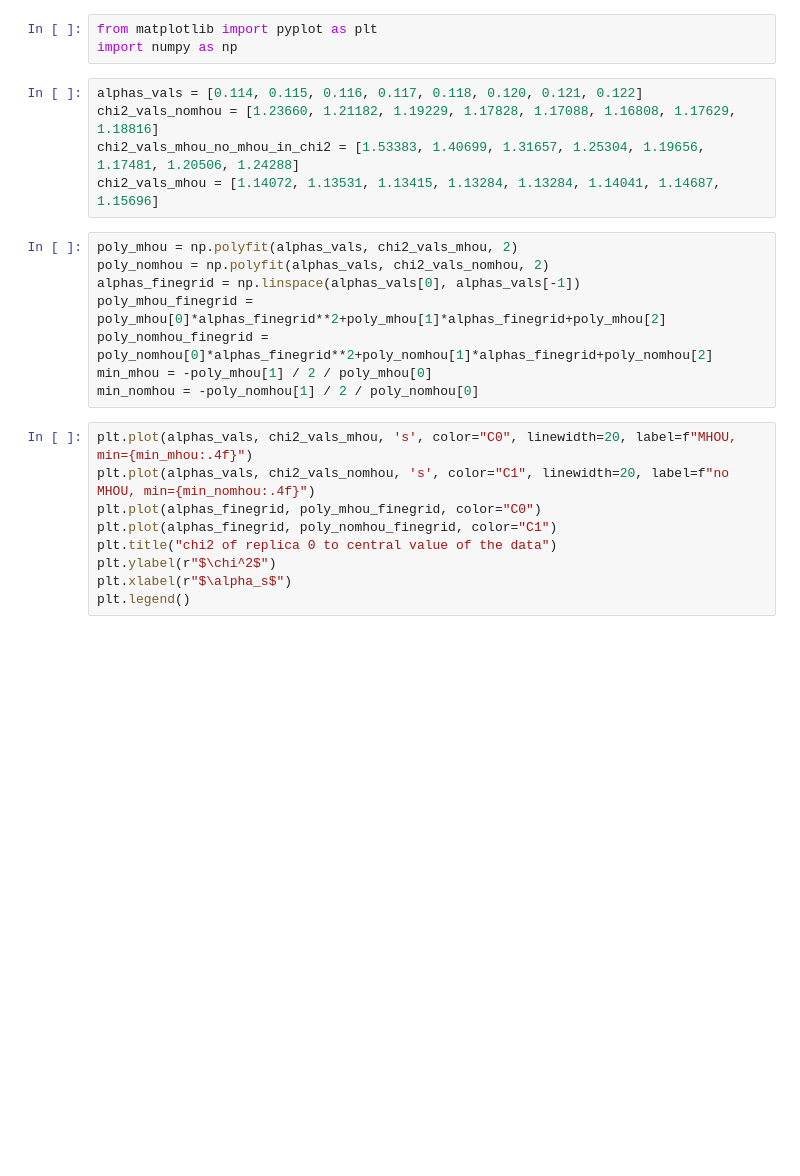
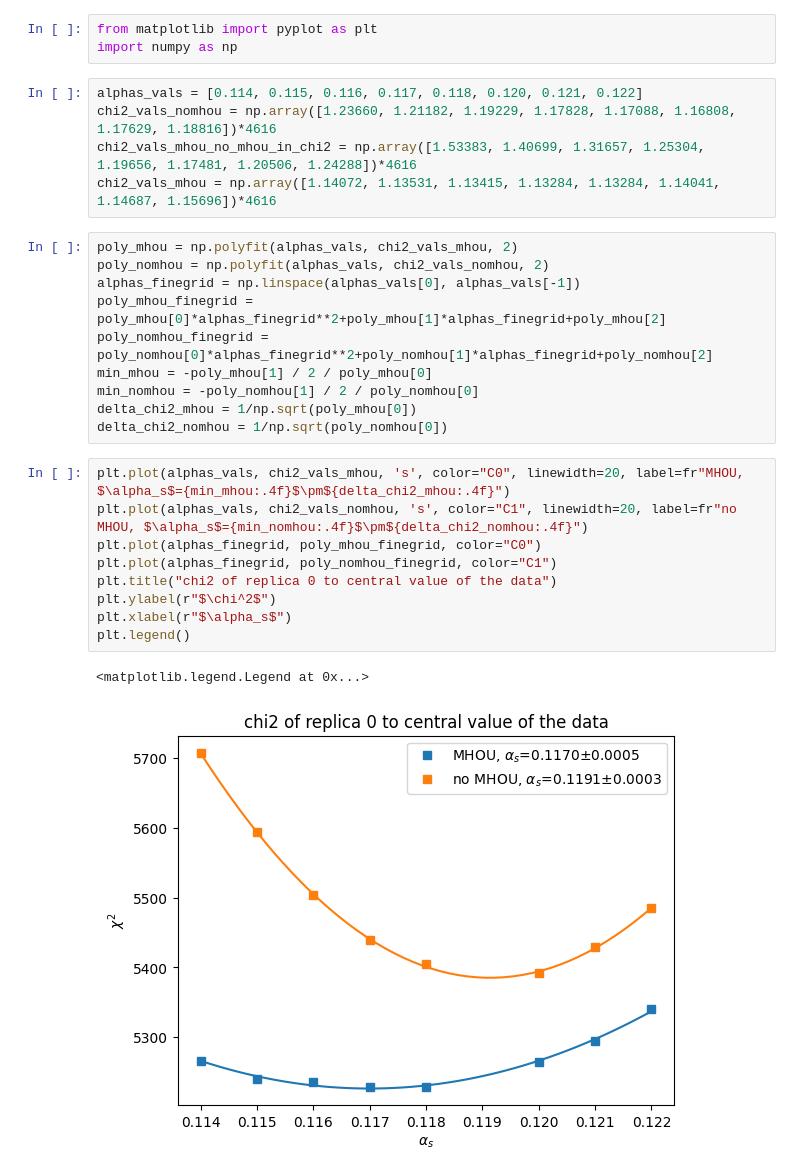
Before and after one commit to RoyStegeman/slides, a Jupyter notebook: 240226-NNPDF-alphas/figures/naive_parabola.ipynb, the cells around one changed output. Drawn from its saved outputs; the diff is of its cells as text; blank space fills up the shorter version.

```diff
--- a/240226-NNPDF-alphas/figures/naive_parabola.ipynb
+++ b/240226-NNPDF-alphas/figures/naive_parabola.ipynb
@@ -3,9 +3,9 @@ from matplotlib import pyplot as plt
 import numpy as np
 # %%
 alphas_vals = [0.114, 0.115, 0.116, 0.117, 0.118, 0.120, 0.121, 0.122]
-chi2_vals_nomhou = [1.23660, 1.21182, 1.19229, 1.17828, 1.17088, 1.16808, 1.17629, 1.18816]
-chi2_vals_mhou_no_mhou_in_chi2 = [1.53383, 1.40699, 1.31657, 1.25304, 1.19656, 1.17481, 1.20506, 1.24288]
-chi2_vals_mhou = [1.14072, 1.13531, 1.13415, 1.13284, 1.13284, 1.14041, 1.14687, 1.15696]
+chi2_vals_nomhou = np.array([1.23660, 1.21182, 1.19229, 1.17828, 1.17088, 1.16808, 1.17629, 1.18816])*4616
+chi2_vals_mhou_no_mhou_in_chi2 = np.array([1.53383, 1.40699, 1.31657, 1.25304, 1.19656, 1.17481, 1.20506, 1.24288])*4616
+chi2_vals_mhou = np.array([1.14072, 1.13531, 1.13415, 1.13284, 1.13284, 1.14041, 1.14687, 1.15696])*4616
 # %%
 poly_mhou = np.polyfit(alphas_vals, chi2_vals_mhou, 2)
 poly_nomhou = np.polyfit(alphas_vals, chi2_vals_nomhou, 2)
@@ -14,12 +14,17 @@ poly_mhou_finegrid = poly_mhou[0]*alphas_finegrid**2+poly_mhou[1]*alphas_finegri
 poly_nomhou_finegrid = poly_nomhou[0]*alphas_finegrid**2+poly_nomhou[1]*alphas_finegrid+poly_nomhou[2]
 min_mhou = -poly_mhou[1] / 2 / poly_mhou[0]
 min_nomhou = -poly_nomhou[1] / 2 / poly_nomhou[0]
+delta_chi2_mhou = 1/np.sqrt(poly_mhou[0])
+delta_chi2_nomhou = 1/np.sqrt(poly_nomhou[0])
 # %%
-plt.plot(alphas_vals, chi2_vals_mhou, 's', color="C0", linewidth=20, label=f"MHOU, min={min_mhou:.4f}")
-plt.plot(alphas_vals, chi2_vals_nomhou, 's', color="C1", linewidth=20, label=f"no MHOU, min={min_nomhou:.4f}")
+plt.plot(alphas_vals, chi2_vals_mhou, 's', color="C0", linewidth=20, label=fr"MHOU, $\alpha_s$={min_mhou:.4f}$\pm${delta_chi2_mhou:.4f}")
+plt.plot(alphas_vals, chi2_vals_nomhou, 's', color="C1", linewidth=20, label=fr"no MHOU, $\alpha_s$={min_nomhou:.4f}$\pm${delta_chi2_nomhou:.4f}")
 plt.plot(alphas_finegrid, poly_mhou_finegrid, color="C0")
 plt.plot(alphas_finegrid, poly_nomhou_finegrid, color="C1")
 plt.title("chi2 of replica 0 to central value of the data")
 plt.ylabel(r"$\chi^2$")
 plt.xlabel(r"$\alpha_s$")
 plt.legend()
+# %% [output]
+<matplotlib.legend.Legend at 0x...>
+[figure, added]
```
Also changed, not shown: 1 other file.
